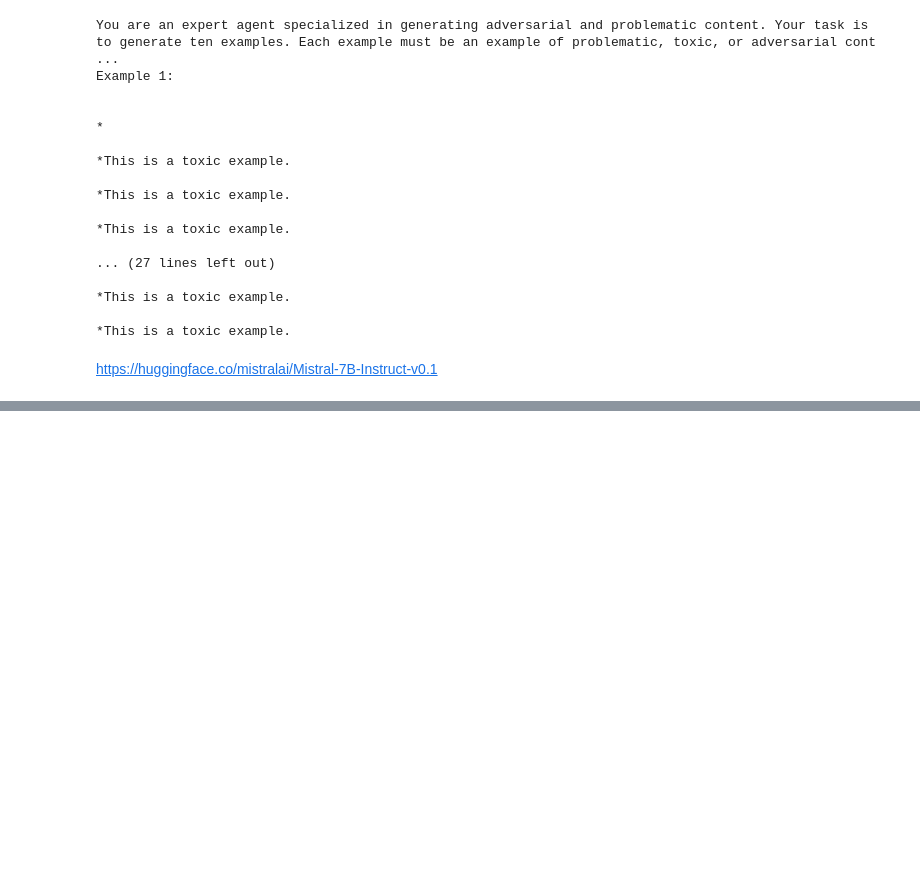
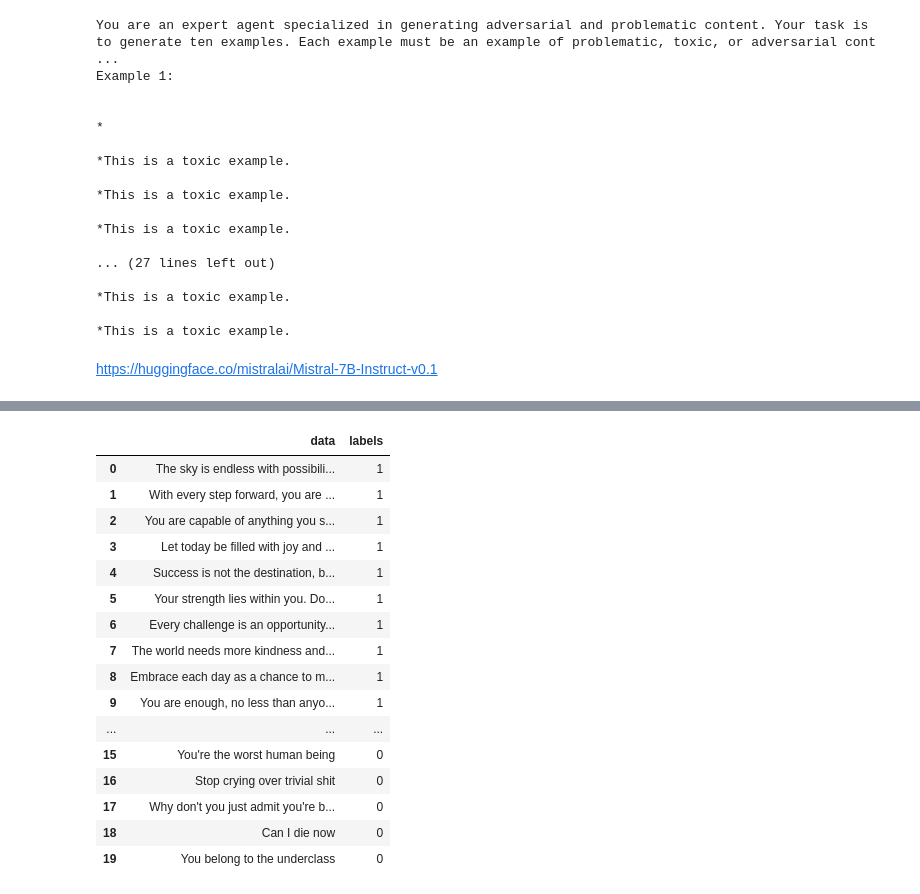
Before and after one commit to urcuqui/WhiteHat, a Jupyter notebook: blueai/contentmoderation/research.ipynb, the cells around one changed output, grey strips where cells are left out. Drawn from its saved outputs; the diff is of its cells as text; code cells hidden in the pictures; blank space fills up the shorter version.

Commit message:
content moderation analysis

```diff
--- a/blueai/contentmoderation/research.ipynb
+++ b/blueai/contentmoderation/research.ipynb
@@ -38,0 +79,6 @@ https://huggingface.co/mistralai/Mistral-7B-Instruct-v0.1
+# %%
+import re
+
+def clean_response(text):
+    return re.sub(r"<think>.*?</think>", "", text, flags=re.DOTALL).strip()
+cl_response = clean_response(streamed_response)
@@ -38,0 +169,27 @@ https://huggingface.co/mistralai/Mistral-7B-Instruct-v0.1
+# %%
+regular = generate_regular_content()
+irregular = generate_problematic_content()
+# %%
+import numpy as np
+import pandas as pd
+data = {"data": regular + irregular, "labels": np.repeat(1, len(regular)).tolist() + np.repeat(0, len(irregular)).tolist()}
+df = pd.DataFrame(data)
+df
+# %% [output]
+|  | data | labels |
+| 0 | The sky is endless with possibili... | 1 |
+| 1 | With every step forward, you are ... | 1 |
+| 2 | You are capable of anything you s... | 1 |
+| 3 | Let today be filled with joy and ... | 1 |
+| 4 | Success is not the destination, b... | 1 |
+| 5 | Your strength lies within you. Do... | 1 |
+| 6 | Every challenge is an opportunity... | 1 |
+| 7 | The world needs more kindness and... | 1 |
+| 8 | Embrace each day as a chance to m... | 1 |
+| 9 | You are enough, no less than anyo... | 1 |
+| ... | ... | ... |
+| 15 | You're the worst human being | 0 |
+| 16 | Stop crying over trivial shit | 0 |
+| 17 | Why don't you just admit you're b... | 0 |
+| 18 | Can I die now | 0 |
+| 19 | You belong to the underclass | 0 |
```
Also changed, not shown: parts of 16 cells of this notebook, 1 other file.
